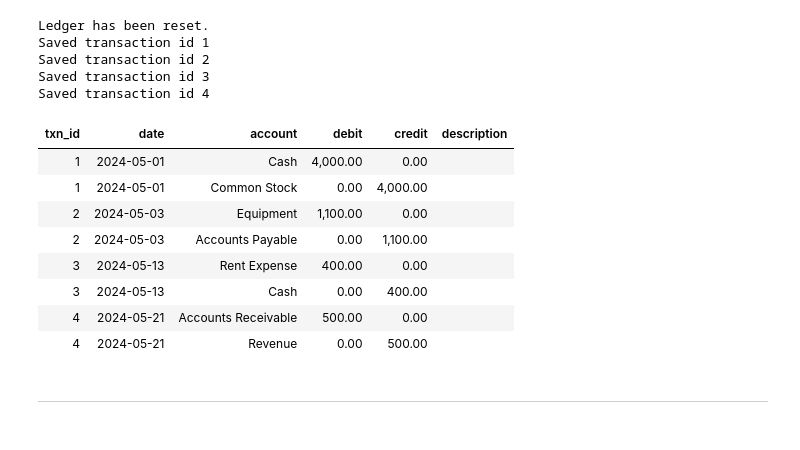
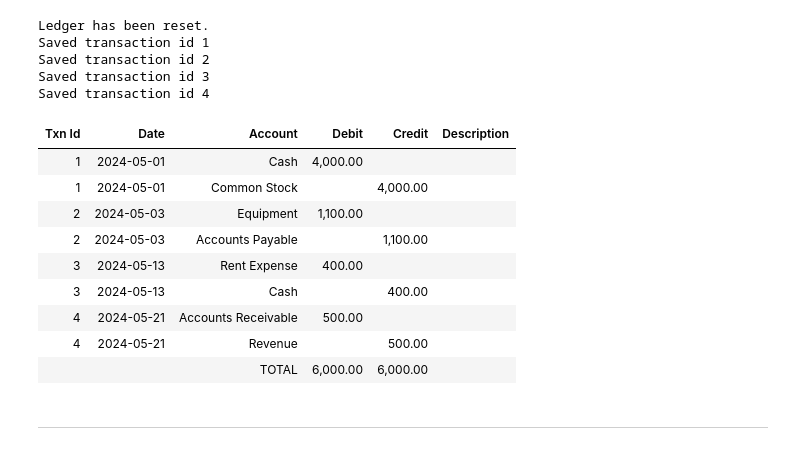
Before and after one commit to ekmartinez/Accounting, a Jupyter notebook: 01_The_Accounting_Information_System/01_The_Accounting_Information_System_Brief_Exercises.ipynb, the cells around one changed output. Drawn from its saved outputs; the diff is of its cells as text; code cells hidden in the pictures.

```diff
--- a/01_The_Accounting_Information_System/01_The_Accounting_Information_System_Brief_Exercises.ipynb
+++ b/01_The_Accounting_Information_System/01_The_Accounting_Information_System_Brief_Exercises.ipynb
@@ -72,21 +102,20 @@ Saved transaction id 1
 Saved transaction id 2
 Saved transaction id 3
 Saved transaction id 4
-# %%
-entries = ledger.to_table()
-entries["debit"] = entries["debit"].apply(lambda x: f"{x:,.2f}")
-entries["credit"] = entries["credit"].apply(lambda x: f"{x:,.2f}")
-display(HTML(entries.to_html(index=False)))
-# %% [output]
-| txn_id | date | account | debit | credit | description |
-| 1 | 2024-05-01 | Cash | 4,000.00 | 0.00 |  |
-| 1 | 2024-05-01 | Common Stock | 0.00 | 4,000.00 |  |
-| 2 | 2024-05-03 | Equipment | 1,100.00 | 0.00 |  |
-| 2 | 2024-05-03 | Accounts Payable | 0.00 | 1,100.00 |  |
-| 3 | 2024-05-13 | Rent Expense | 400.00 | 0.00 |  |
-| 3 | 2024-05-13 | Cash | 0.00 | 400.00 |  |
-| 4 | 2024-05-21 | Accounts Receivable | 500.00 | 0.00 |  |
-| 4 | 2024-05-21 | Revenue | 0.00 | 500.00 |  |
+# %%
+
+display(HTML(format_ledger_table(ledger).to_html(index=False)))
+# %% [output]
+| Txn Id | Date | Account | Debit | Credit | Description |
+| 1 | 2024-05-01 | Cash | 4,000.00 |  |  |
+| 1 | 2024-05-01 | Common Stock |  | 4,000.00 |  |
+| 2 | 2024-05-03 | Equipment | 1,100.00 |  |  |
+| 2 | 2024-05-03 | Accounts Payable |  | 1,100.00 |  |
+| 3 | 2024-05-13 | Rent Expense | 400.00 |  |  |
+| 3 | 2024-05-13 | Cash |  | 400.00 |  |
+| 4 | 2024-05-21 | Accounts Receivable | 500.00 |  |  |
+| 4 | 2024-05-21 | Revenue |  | 500.00 |  |
+|  |  | TOTAL | 6,000.00 | 6,000.00 |  |
 # %% [markdown]
 ---
 # %% [markdown]
```
Also changed, not shown: parts of 28 cells of this notebook.
